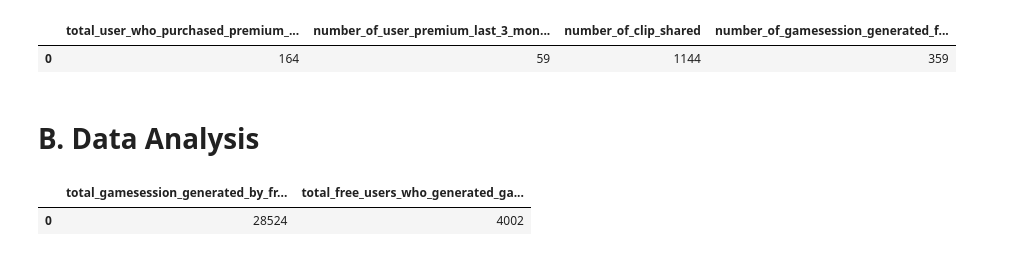
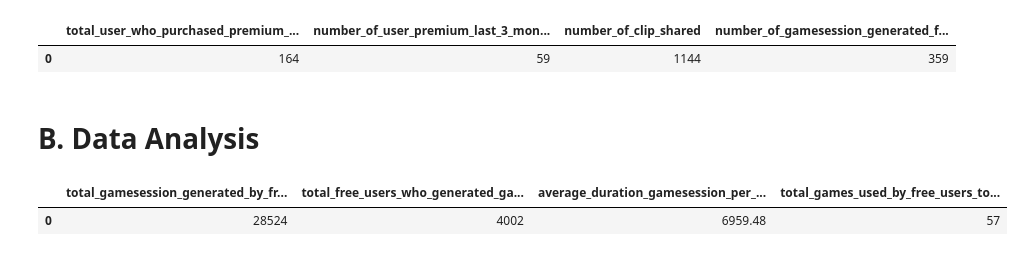
Before and after one commit to oscar-sinaga/Analysis-Eclipse-Data, a Jupyter notebook: answer_test.ipynb, the cells around one changed output. Cells and saved outputs as stored; diff of their text form; code cells hidden in the pictures.

```diff
--- a/answer_test.ipynb
+++ b/answer_test.ipynb
@@ -130,6 +135,7 @@ df
 # B. Data Analysis
 # %%
 query_gamesession_premium_users = """--sql
+-----------------------------------------------------------
 -- query premium user ids
 with gamession_with_premium_users as (
 -- query gamesession who the user_id is premium
@@ -143,36 +149,42 @@ WHERE
 
 select
     count(distinct id) as total_gamesession_generated_by_premium_users,
-    count(distinct user_id) as total_premium_users_who_generated_gamesession
+    count(distinct user_id) as total_premium_users_who_generated_gamesession,
+    round(avg(duration)/1000,2) as average_duration_gamesession_per_premium_users,
+    count(distinct game_name) as total_games_used_by_premium_users_to_process_gamesession
+
 from
     gamession_with_premium_users
-
+-----------------------------------------------------------
 """
 
 query_gamesession_free_users = """--sql
+-----------------------------------------------------------
 -- query free user ids
 with gamession_with_free_users as (
 -- query gamesession who the user_id is free
 SELECT
     *
 FROM
     gamesession
 WHERE
     user_id NOT IN (SELECT DISTINCT user_id from premium_users)
 )
 
 select
     count(distinct id) as total_gamesession_generated_by_free_users,
-    count(distinct user_id) as total_free_users_who_generated_gamesession
+    count(distinct user_id) as total_free_users_who_generated_gamesession,
+    round(avg(duration)/1000,2) as average_duration_gamesession_per_free_users,
+    count(distinct game_name) as total_games_used_by_free_users_to_process_gamesession
 from
     gamession_with_free_users
-
+-----------------------------------------------------------
 """
 
 df_premium_users = con.execute(query_gamesession_premium_users).fetchdf()
 df_free_users = con.execute(query_gamesession_free_users).fetchdf()
 
 df_free_users
 # %% [output]
-|  | total_gamesession_generated_by_fr... | total_free_users_who_generated_ga... |
-| 0 | 28524 | 4002 |
+|  | total_gamesession_generated_by_fr... | total_free_users_who_generated_ga... | average_duration_gamesession_per_... | total_games_used_by_free_users_to... |
+| 0 | 28524 | 4002 | 6959.48 | 57 |
```
Also changed, not shown: parts of 9 cells of this notebook, 2 other files.
